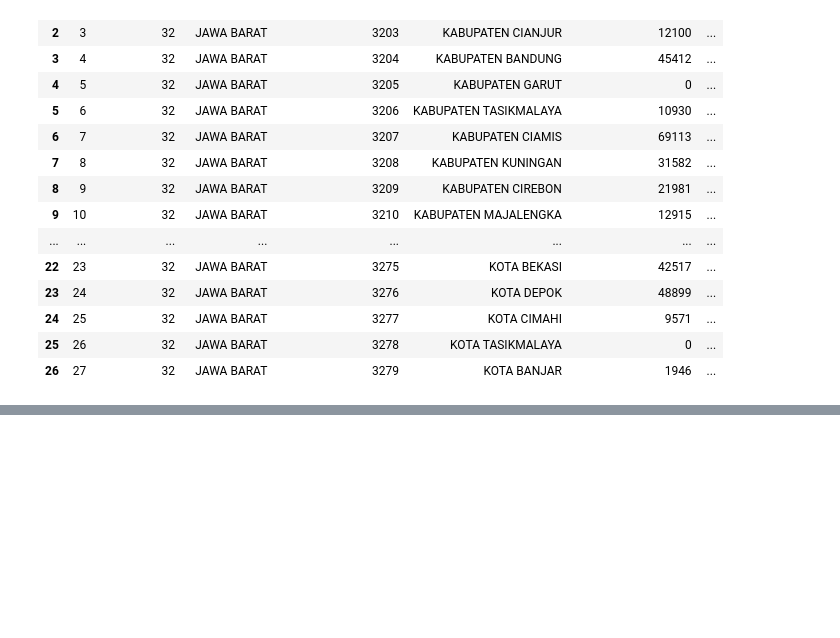
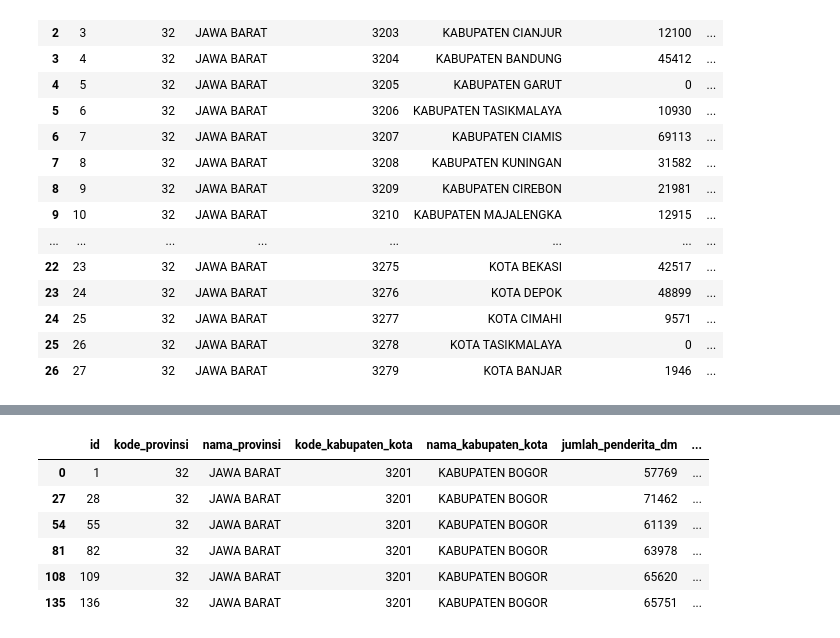
Before and after one commit to mr-kar/klmpk_pemdas, a Jupyter notebook: tugas.ipynb, the cells around one changed output, grey strips where cells are left out. Drawn from its saved outputs; the diff is of its cells as text; code cells hidden in the pictures; blank space fills up the shorter version.

```diff
--- a/tugas.ipynb
+++ b/tugas.ipynb
@@ -119,0 +180,10 @@ df_2019
+# %%
+df[df["nama_kabupaten_kota"] == "KABUPATEN BOGOR"]
+# %% [output]
+|  | id | kode_provinsi | nama_provinsi | kode_kabupaten_kota | nama_kabupaten_kota | jumlah_penderita_dm | ... |
+| 0 | 1 | 32 | JAWA BARAT | 3201 | KABUPATEN BOGOR | 57769 | ... |
+| 27 | 28 | 32 | JAWA BARAT | 3201 | KABUPATEN BOGOR | 71462 | ... |
+| 54 | 55 | 32 | JAWA BARAT | 3201 | KABUPATEN BOGOR | 61139 | ... |
+| 81 | 82 | 32 | JAWA BARAT | 3201 | KABUPATEN BOGOR | 63978 | ... |
+| 108 | 109 | 32 | JAWA BARAT | 3201 | KABUPATEN BOGOR | 65620 | ... |
+| 135 | 136 | 32 | JAWA BARAT | 3201 | KABUPATEN BOGOR | 65751 | ... |
```
Also changed, not shown: parts of 7 cells of this notebook.
